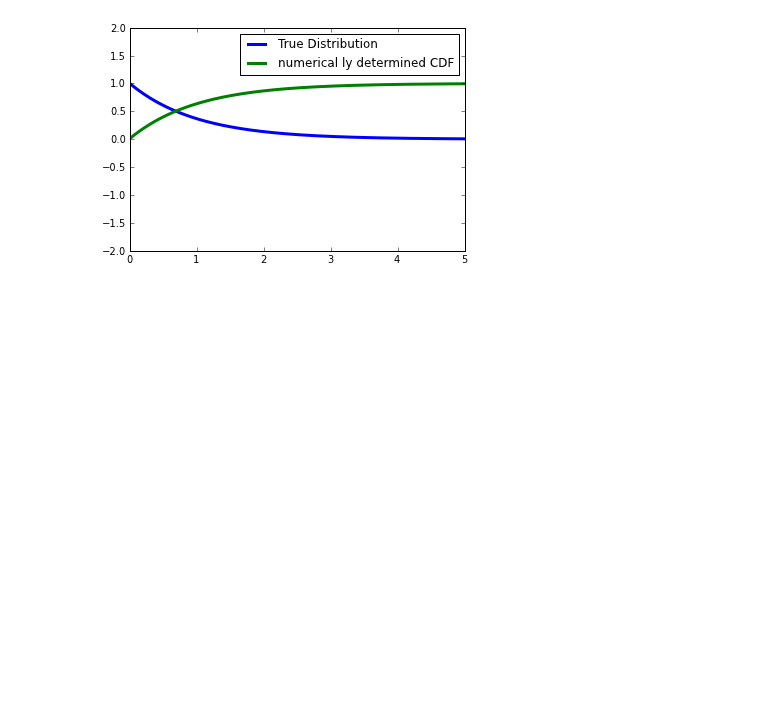
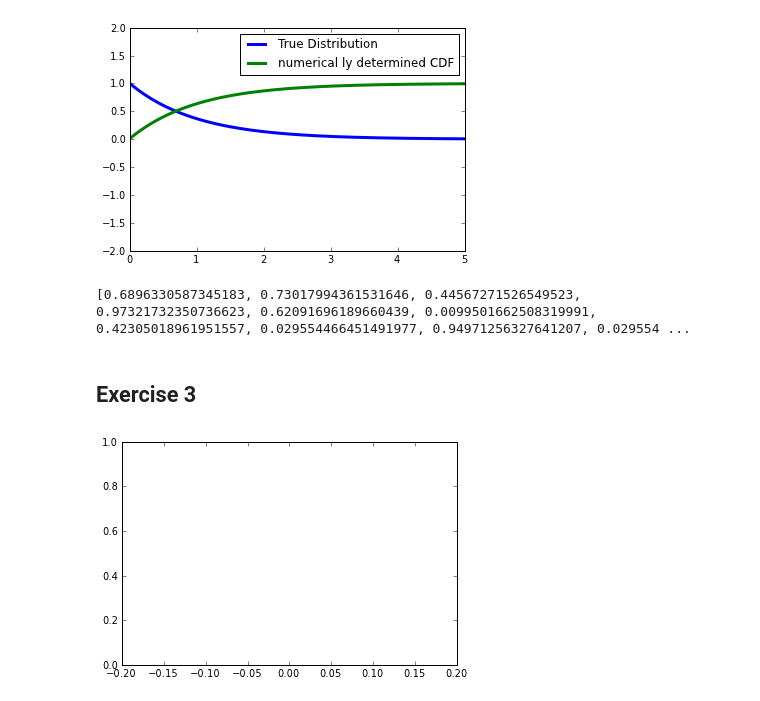
Before and after one commit to kreyno10/PHYS202-S13, a Jupyter notebook: Week8/Random Number and Monte Carlo.ipynb, the cells around one changed output. Saved outputs shown, nothing was run; the diff lists cells and outputs as text; code cells hidden in the pictures; blank space fills up the shorter version.

Commit message:
randoMC

```diff
--- a/Week8/Random Number and Monte Carlo.ipynb
+++ b/Week8/Random Number and Monte Carlo.ipynb
@@ -148,3 +148,49 @@ legend(loc=0)
 show()
 # %% [output]
 [figure]
+# %%
+def distribute1D(x, prob, N):
+    sum_dist = np.cumsum(distribution)
+    normal = sum_dist/sum(distribution)
+    z = []
+    for i in range(N):
+        z.append(random.uniform(0,1))
+    index = []
+    for i in range(N):
+        index.append(np.searchsorted(normal, z[i]))
+    value = []
+    for i in range(N):
+        value.append(normal[index[i]])
+    return value
+# %%
+x = arange(0.,1000+0.001,0.01)
+l = 1
+f = lambda x: l*exp(-l*x)
+distribution = []
+for i in x:
+    distribution.append(f(i))
+test = distribute1D(x, distribution, 10)
+print test
+# %% [output]
+[0.6896330587345183, 0.73017994361531646, 0.44567271526549523, 0.97321732350736623, 0.62091696189660439, 0.0099501662508319991, 0.42305018961951557, 0.029554466451491977, 0.94971256327641207, 0.029554 ...
+# %% [markdown]
+Exercise 3
+-
+# %%
+d = 15 * 10**-6
+a = 10*10**-6
+L = 1
+lamb = 632.8*1**-9
+x = arange(-0.2, 0.25, 0.05)
+f = lambda x: ((sin(a*pi*x/(lamb*L))/(pi*x*a/(lamb*L))))**2 * ((cos(2*pi*d*x/(lamb*L)))**2)
+prob_dist = []
+for n in x:
+    prob_dist.append(f(i))
+
+sum_prob_dist = np.cumsum(prob_dist)
+norm_prob_dist = sum_dist/sum(prob_dist)
+plot(x,f(x))
+
+photons = distribute1D(x, prob_dist, 10000)
+# %% [output]
+[figure, added]
```
Also changed, not shown: parts of 1 cell of this notebook.
